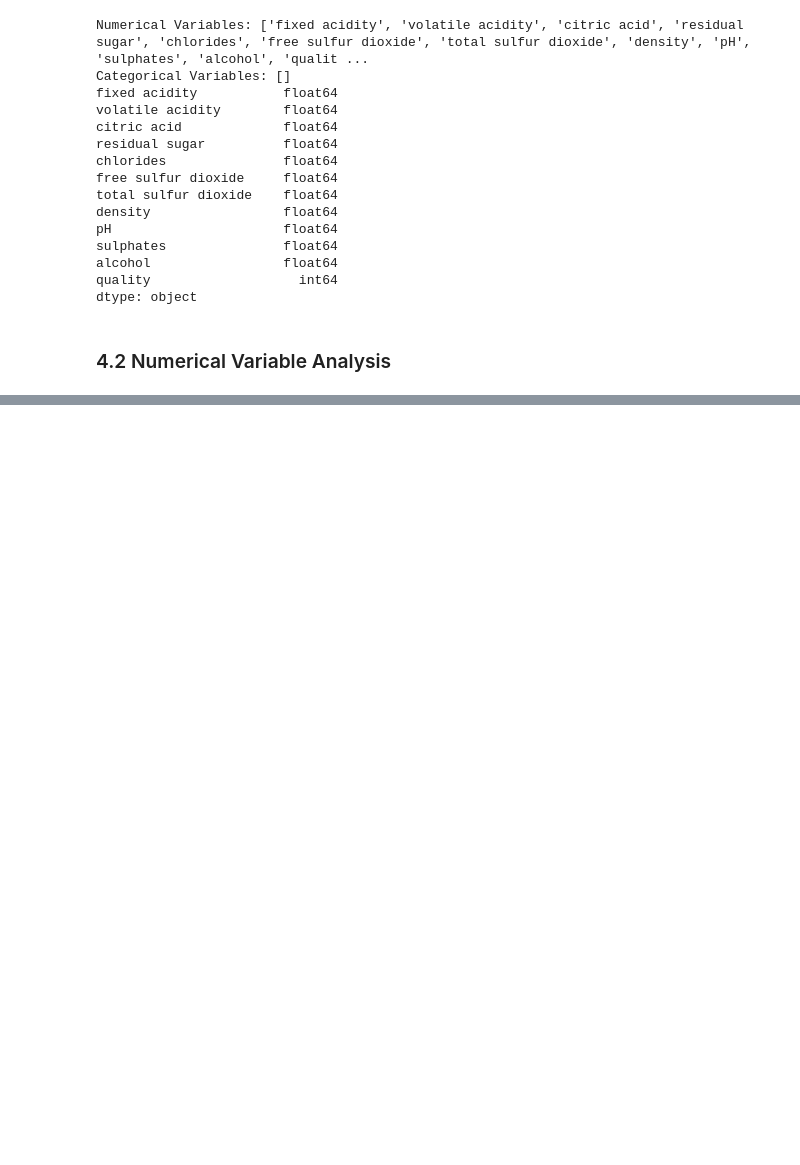
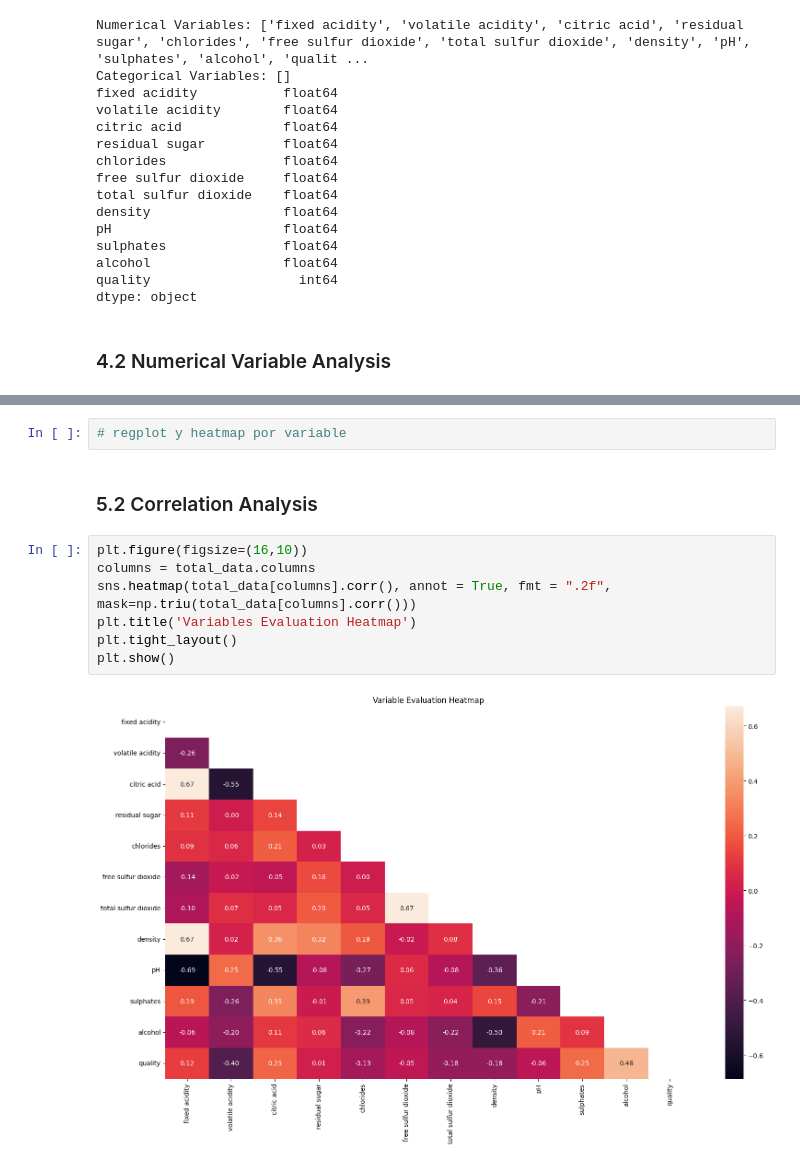
Before and after one commit to 4GeeksAcademy/danielpaez-dev-K-Nearest-Neighbours, a Jupyter notebook: src/explore.ipynb, the cells around one changed output, grey strips where cells are left out. Saved outputs shown, nothing was run; the diff lists cells and outputs as text; blank space fills up the shorter version.

```diff
--- a/src/explore.ipynb
+++ b/src/explore.ipynb
@@ -315,0 +341,13 @@ plt.show()
+# %%
+# regplot y heatmap por variable
+# %% [markdown]
+### 5.2 Correlation Analysis <a id='c5-2'></a>
+# %%
+plt.figure(figsize=(16,10))
+columns = total_data.columns
+sns.heatmap(total_data[columns].corr(), annot = True, fmt = ".2f", mask=np.triu(total_data[columns].corr()))
+plt.title('Variables Evaluation Heatmap')
+plt.tight_layout()
+plt.show()
+# %% [output]
+[figure, added]
```
Also changed, not shown: parts of 15 cells of this notebook.
